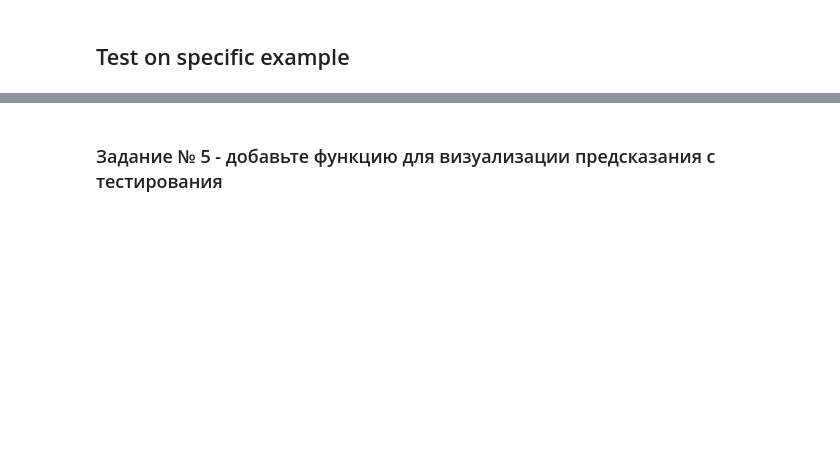
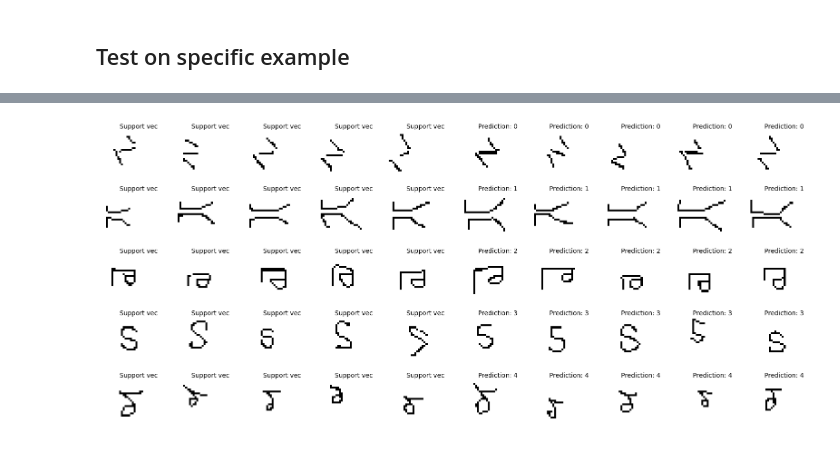
Before and after one commit to AmpiroMax/ml_mipt_dafe, a Jupyter notebook: homeworks/hw_01/prototypical_omniglot_unsolved.ipynb, the cells around one changed output, grey strips where cells are left out. Drawn from its saved outputs; the diff is of its cells as text; code cells hidden in the pictures; blank space fills up the shorter version.

```diff
--- a/homeworks/hw_01/prototypical_omniglot_unsolved.ipynb
+++ b/homeworks/hw_01/prototypical_omniglot_unsolved.ipynb
@@ -367,5 +427,5 @@ train_y = trainy
 max_epoch = 5
 epoch_size = 2000
 # %%
-train(model, optimizer, train_x, train_y, n_way, n_support, n_query, max_epoch, epoch_size)
+history = train(model, optimizer, train_x, train_y, n_way, n_support, n_query, max_epoch, epoch_size)
 # %% [output]
@@ -401,7 +477,4 @@ n_way = 5
 n_support = 5
 n_query = 5
 
-test_x = testx
-test_y = testy
-
-test_episode = 1000
+test(model, testx, testy, n_way, n_support, n_query, test_episode)
@@ -411,0 +491,6 @@ KeyboardInterrupt:
+# %%
+n_way = 20
+n_support = 5
+n_query = 5
+
+test(model, testx, testy, n_way, n_support, n_query, test_episode)
@@ -420,2 +539,0 @@ Clipping input data to the valid range for imshow with RGB data ([0..1] for floa
-# %% [markdown]
-### Задание № 5 - добавьте функцию для визуализации предсказания с тестирования
@@ -423,0 +540,6 @@ Clipping input data to the valid range for imshow with RGB data ([0..1] for floa
+# %%
+loss, output = model.set_forward_loss(my_sample)
+# %%
+display_sample(my_sample['images'], prediction=output["prediction"], n_sup=n_support)
+# %% [output]
+[figure, added]
```
Also changed, not shown: parts of 24 cells of this notebook.
